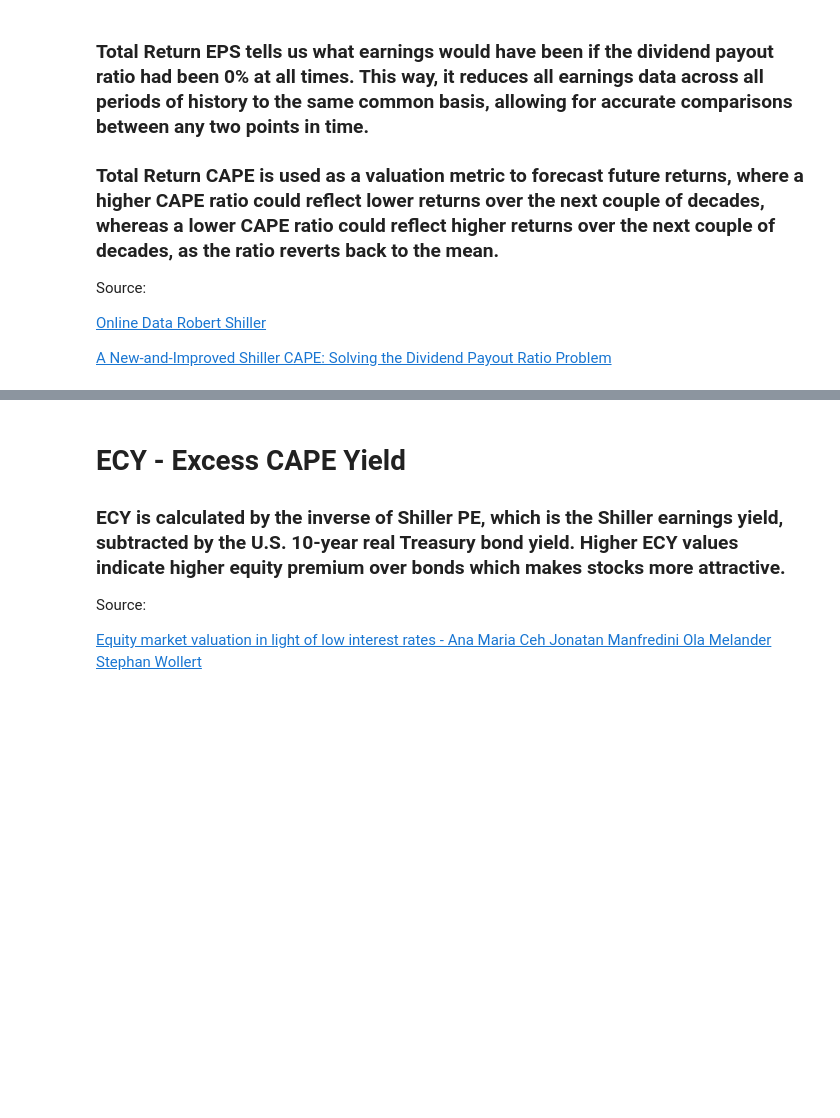
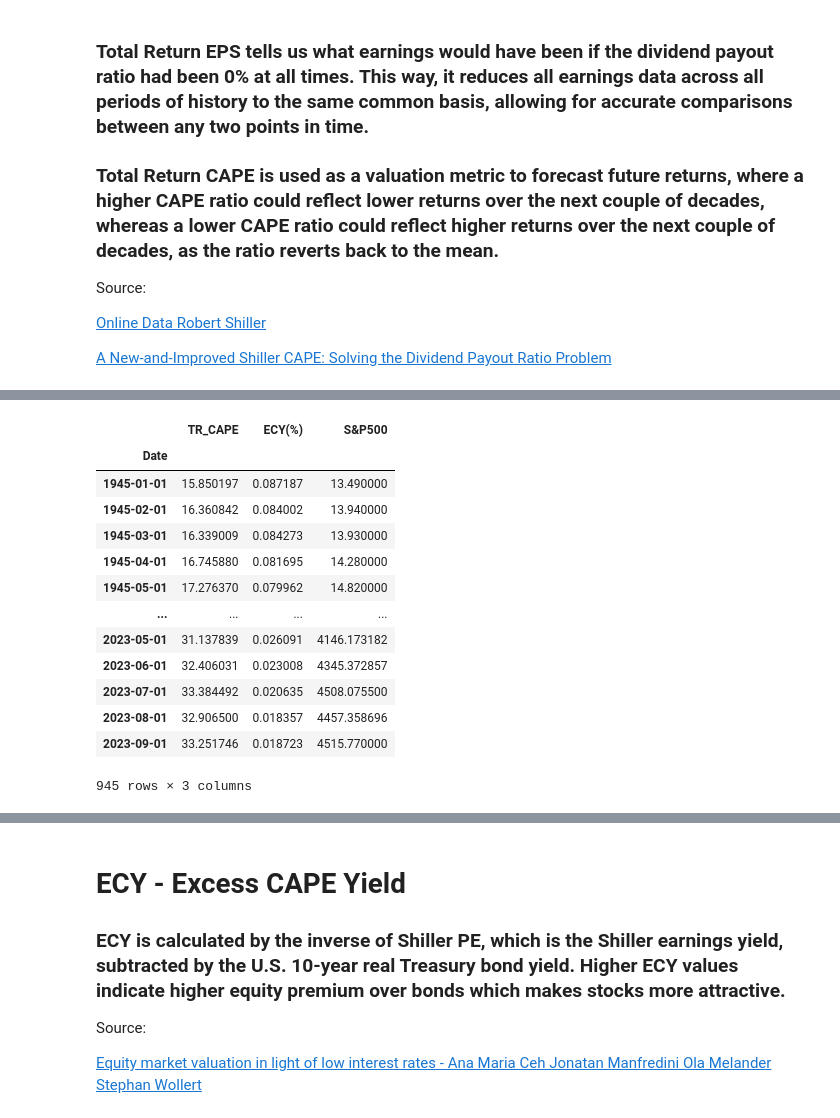
Before and after one commit to dbogatic/market_valuation, a Jupyter notebook: tr_cape.ipynb, the cells around one changed output, grey strips where cells are left out. Saved outputs shown, nothing was run; the diff lists cells and outputs as text; code cells hidden in the pictures; blank space fills up the shorter version.

```diff
--- a/tr_cape.ipynb
+++ b/tr_cape.ipynb
@@ -63,3 +56,28 @@ tr_cape
+# %%
+# Modifies the Date column to correct date strings where the month had one digit and October appears as January. It appends a '0' to such months to make them consistent with the 'YYYY-MM' format.
+tr_cape['Date'] = tr_cape['Date'].astype('string')
+tr_cape['Date'] = tr_cape['Date'].apply(lambda x: x if len(x.split('-')[1]) == 2 else x+'0')
+
+# Transform the 'Date' column into datetime format and select data from 1945
+tr_cape['Date'] = pd.to_datetime(tr_cape['Date'])
+tr_cape = tr_cape.loc[tr_cape['Date'].dt.year >= 1945]
+tr_cape = tr_cape.set_index('Date')
+tr_cape
+# %% [output]
+|  | TR_CAPE | ECY(%) | S&P500 |
+| Date |  |  |  |
+| 1945-01-01 | 15.850197 | 0.087187 | 13.490000 |
+| 1945-02-01 | 16.360842 | 0.084002 | 13.940000 |
+| 1945-03-01 | 16.339009 | 0.084273 | 13.930000 |
+| 1945-04-01 | 16.745880 | 0.081695 | 14.280000 |
+| 1945-05-01 | 17.276370 | 0.079962 | 14.820000 |
+| ... | ... | ... | ... |
+| 2023-05-01 | 31.137839 | 0.026091 | 4146.173182 |
+| 2023-06-01 | 32.406031 | 0.023008 | 4345.372857 |
+| 2023-07-01 | 33.384492 | 0.020635 | 4508.075500 |
+| 2023-08-01 | 32.906500 | 0.018357 | 4457.358696 |
+| 2023-09-01 | 33.251746 | 0.018723 | 4515.770000 |
+945 rows × 3 columns
 # %%
 # Calculate TR CAPE stats
 stats = tr_cape['TR_CAPE'].describe()
```
Also changed, not shown: parts of 10 cells of this notebook, 6 other files.
